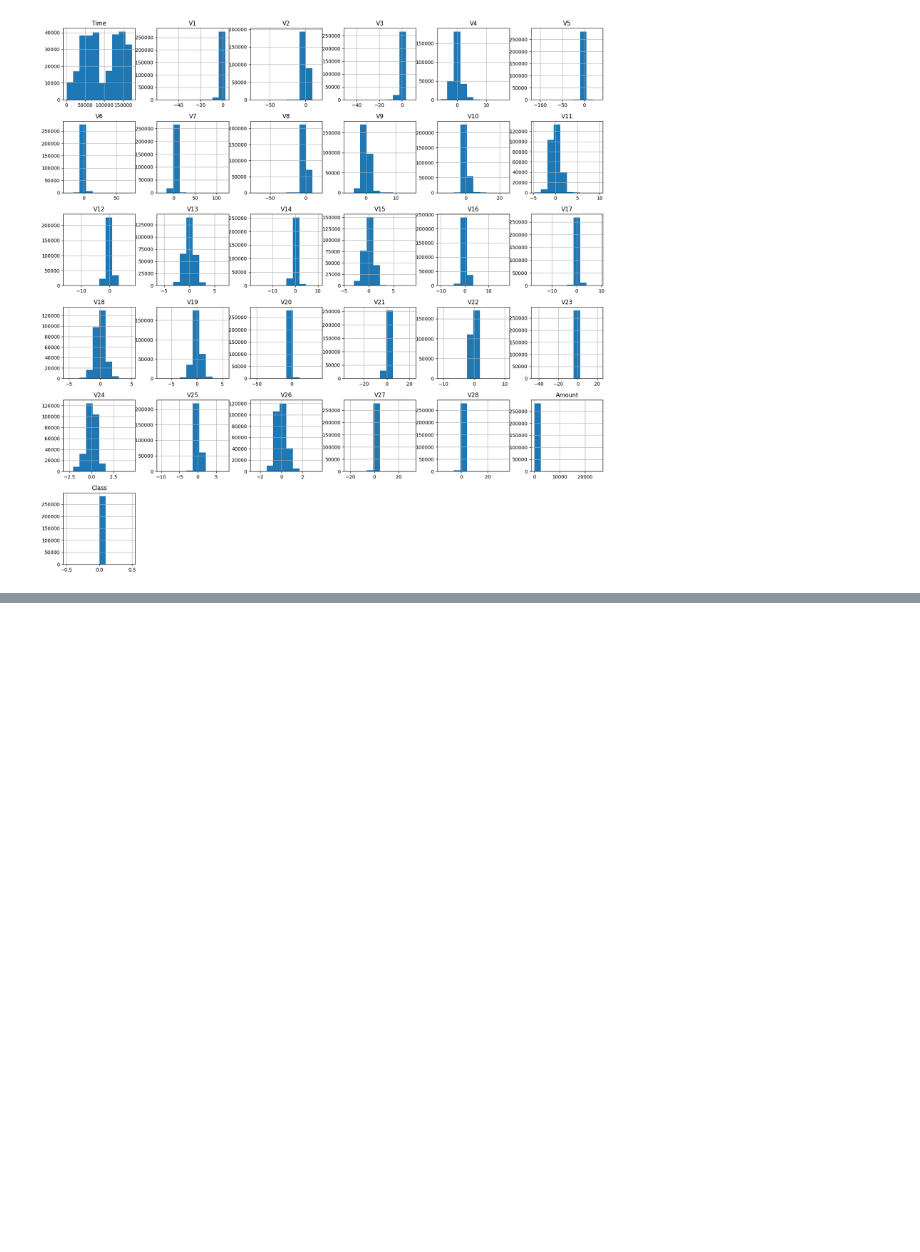
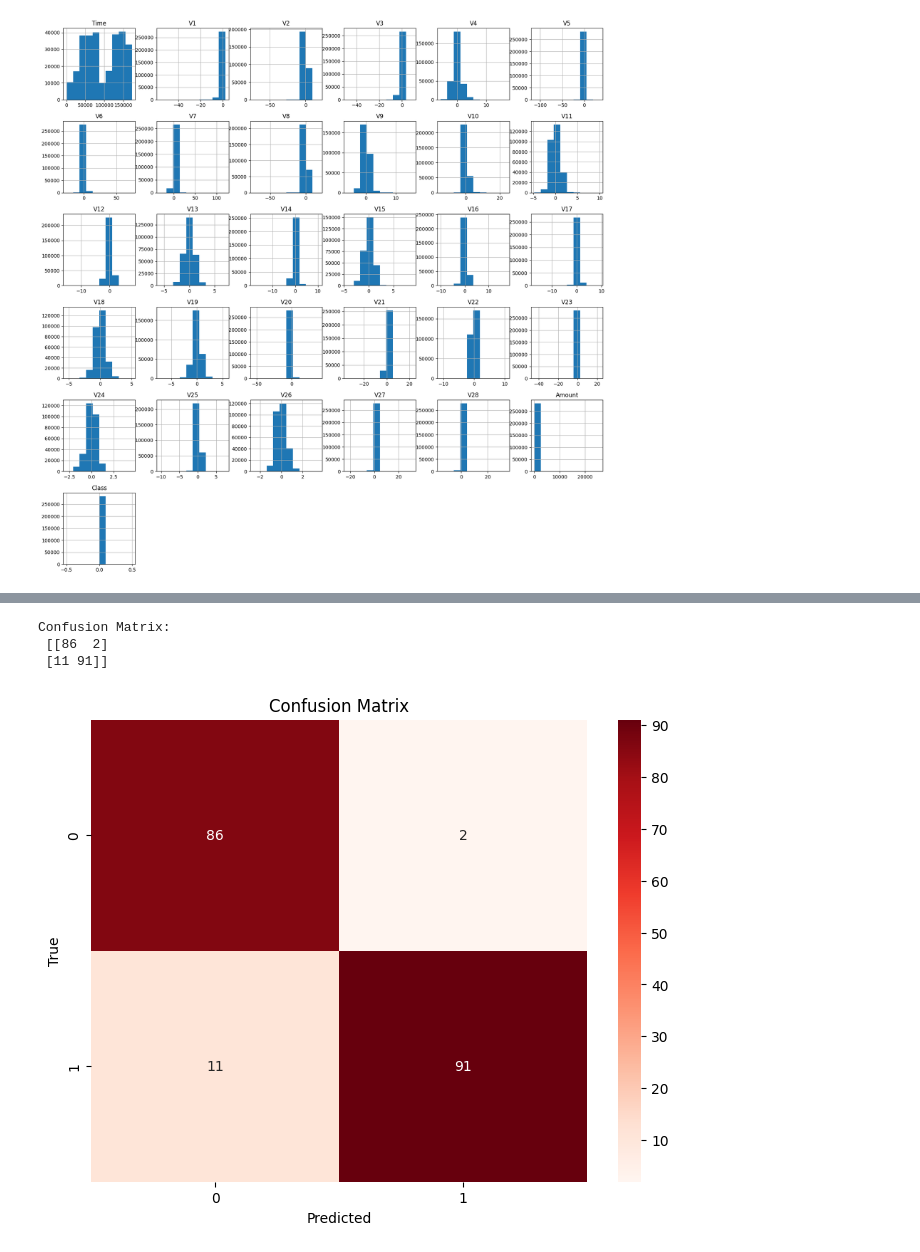
Before and after one commit to Geo-y20/Fraud-Detection, a Jupyter notebook: Fraud.ipynb, the cells around one changed output, grey strips where cells are left out. Drawn from its saved outputs; the diff is of its cells as text; code cells hidden in the pictures; blank space fills up the shorter version.

```diff
--- a/Fraud.ipynb
+++ b/Fraud.ipynb
@@ -150,0 +189,4 @@ plt.show()
+# %%
+#split the dataset into 80% of training and 20% of testing set.
+X_train, X_test, Y_train, Y_test = train_test_split(X, Y, test_size= 0.2, random_state = 2)
+X.shape, X_test.shape, X_train.shape
@@ -150,0 +195,4 @@ plt.show()
+# %%
+#use Logistic  Regression for Model Training
+log = LogisticRegression()
+log.fit(X_train, Y_train)
@@ -150,0 +201,4 @@ plt.show()
+# %%
+#Check the accuracy score fro predition dataset
+Y_pred = log.predict(X_test)
+accuracy_score(Y_test, Y_pred)
@@ -150,0 +265,16 @@ plt.show()
+# %%
+cm = confusion_matrix(Y_test, Y_pred)
+print("Confusion Matrix:\n", cm)
+# %% [output]
+Confusion Matrix:
+ [[86  2]
+ [11 91]]
+# %%
+plt.figure(figsize=(8, 6))
+sns.heatmap(cm, annot=True, fmt="d", cmap="Reds")
+plt.title("Confusion Matrix")
+plt.xlabel("Predicted")
+plt.ylabel("True")
+plt.show()
+# %% [output]
+[figure, added]
```
Also changed, not shown: parts of 15 cells of this notebook.
